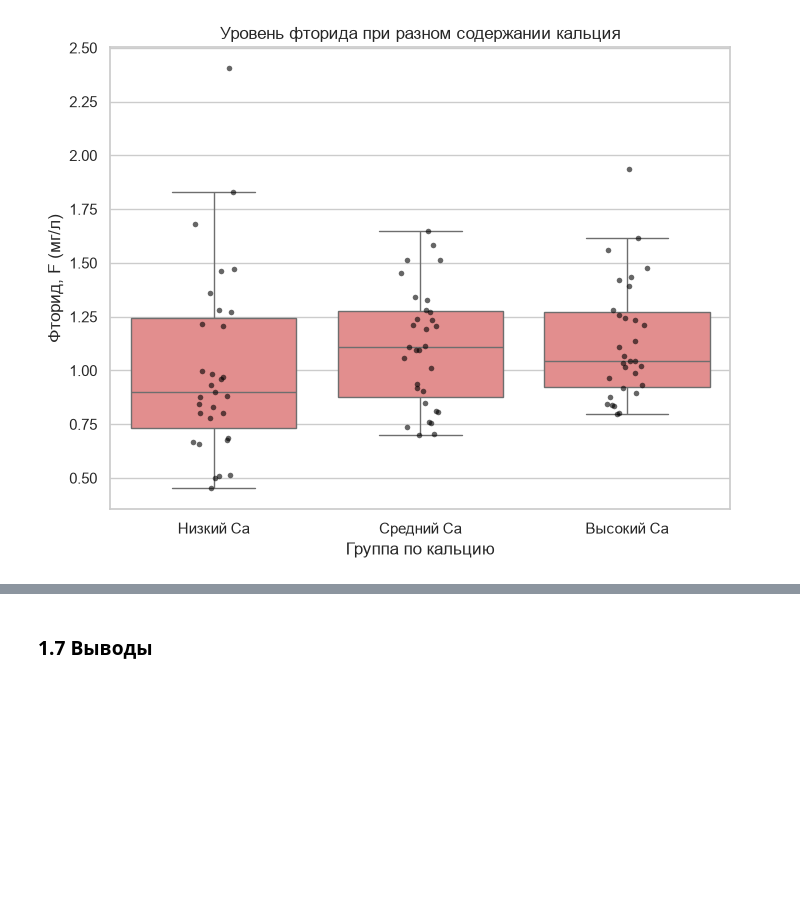
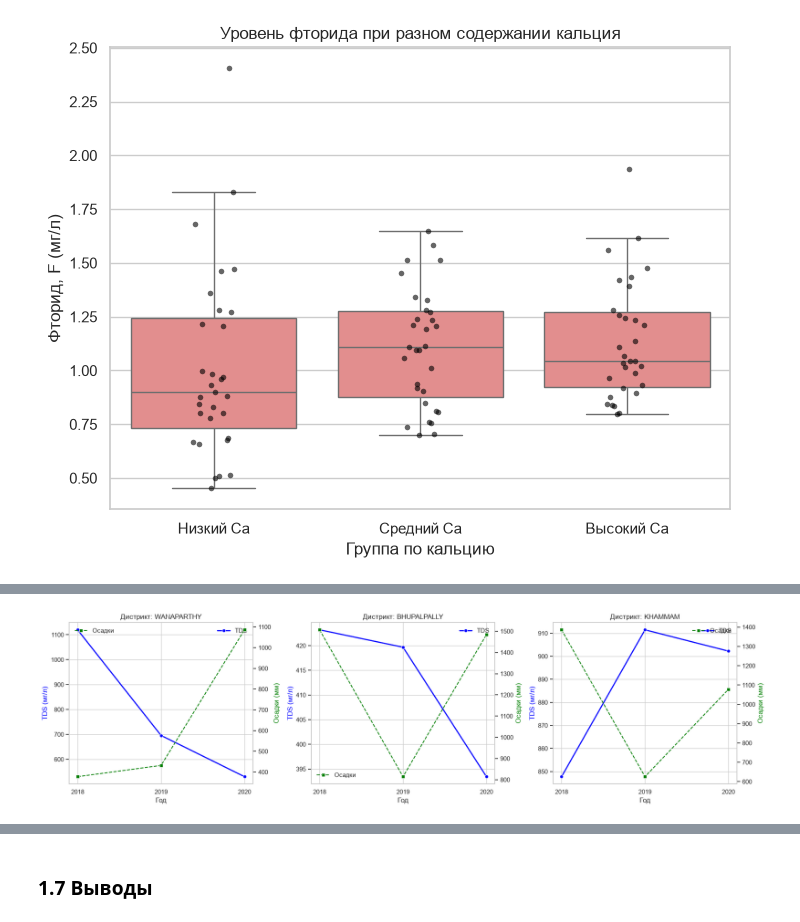
Before and after one commit to dasha1154/lab.stat, a Jupyter notebook: labwork.ipynb, the cells around one changed output, grey strips where cells are left out. Drawn from its saved outputs; the diff is of its cells as text; code cells hidden in the pictures; blank space fills up the shorter version.

```diff
--- a/labwork.ipynb
+++ b/labwork.ipynb
@@ -1602,0 +1654,33 @@ plt.show()
+# %%
+rain_volatility = final_data.groupby('district')['total_rainfall_mm'].std().sort_values(ascending=False)
+top_districts = rain_volatility.head(3).index.tolist()
+
+panel_data = final_data[final_data['district'].isin(top_districts)]
+
+fig, axes = plt.subplots(1, 3, figsize=(18, 5), sharey=False)
+
+for i, district in enumerate(top_districts):
+    dist_data = panel_data[panel_data['district'] == district]
+
+    dist_data = dist_data.sort_values('year')
+
+    ax1 = axes[i]
+    ax2 = ax1.twinx()
+
+    sns.lineplot(data=dist_data, x=dist_data['year'].astype(str), y='TDS',
+                 ax=ax1, color='blue', marker='o', linewidth=2, label='TDS')
+
+    sns.lineplot(data=dist_data, x=dist_data['year'].astype(str), y='total_rainfall_mm',
+                 ax=ax2, color='green', marker='s', linestyle='--', label='Осадки')
+
+    ax1.set_title(f'Дистрикт: {district}', fontsize=12)
+    ax1.set_xlabel('Год')
+    ax1.set_ylabel('TDS (мг/л)', color='blue')
+    ax2.set_ylabel('Осадки (мм)', color='green')
+
+    ax2.grid(False)
+
+plt.tight_layout()
+plt.show()
+# %% [output]
+[figure, added]
```
Also changed, not shown: parts of 8 cells of this notebook.
